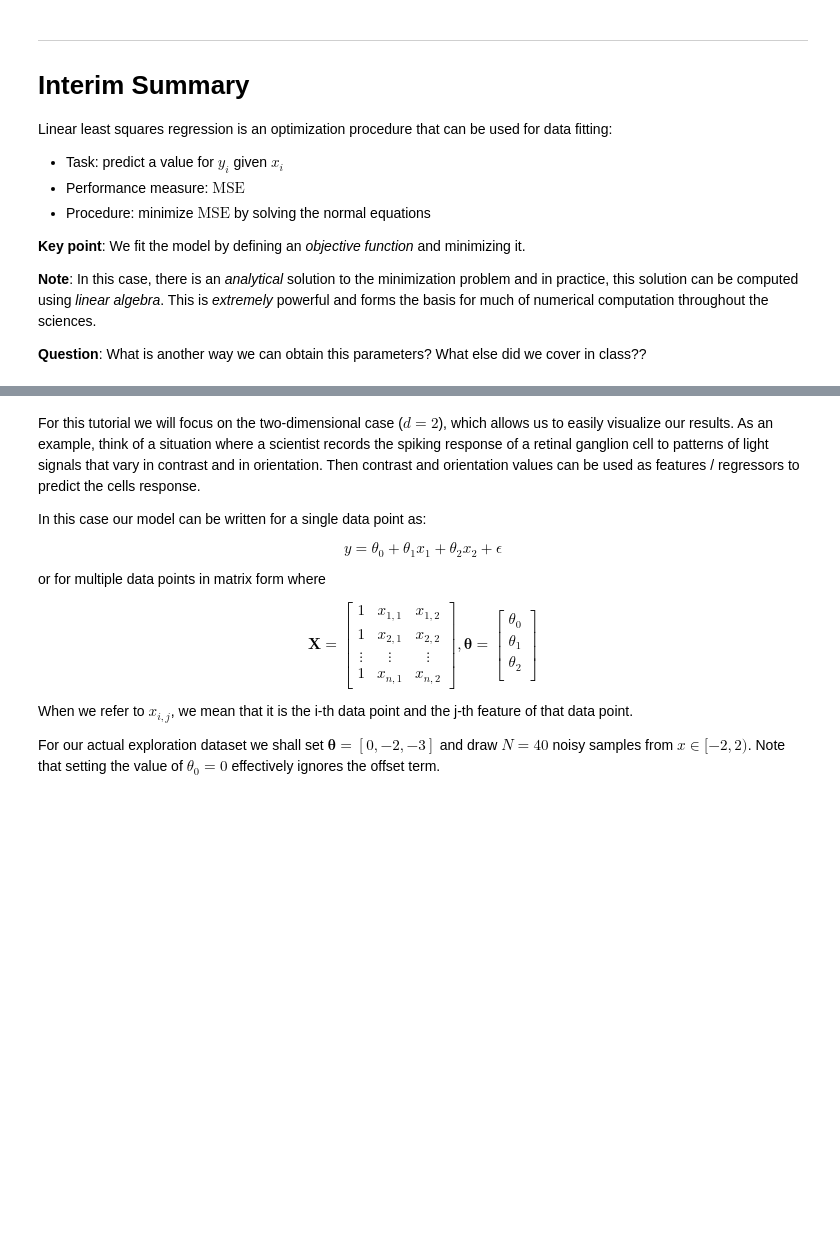
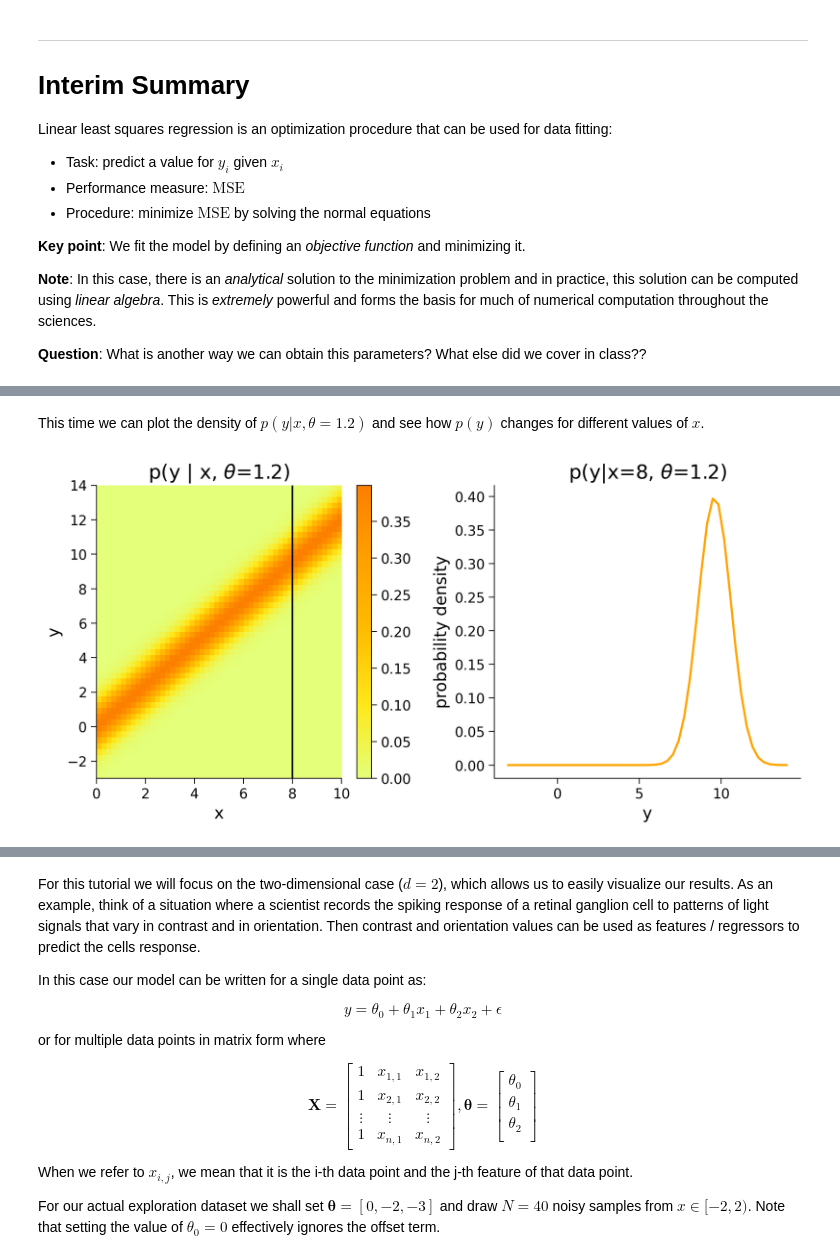
Before and after one commit to lucywowen/csci591_CCN, a Jupyter notebook: hackathons/Tutorial_2.ipynb, the cells around one changed output, grey strips where cells are left out. Drawn from its saved outputs; the diff is of its cells as text; code cells hidden in the pictures; blank space fills up the shorter version.

```diff
--- a/hackathons/Tutorial_2.ipynb
+++ b/hackathons/Tutorial_2.ipynb
@@ -400,0 +514,31 @@ Linear least squares regression is an optimization procedure that can be used fo
+# %%
+
+np.random.seed(121)
+theta = 1.2
+n_samples = 30
+x = 10 * np.random.rand(n_samples) # sample from a uniform distribution over [0,10)
+noise = np.random.randn(n_samples) # sample from a standard normal distribution
+y = theta * x + noise
+# %% [markdown]
+This time we can plot the density of $p(y|x,\theta=1.2)$ and see how $p(y)$ changes for different values of $x$.
+# %%
+
+fig, (ax1, ax2) = plt.subplots(ncols=2, figsize=(10, 5))
+
+# Invokes helper function to generate density image plots from data and parameters
+im = plot_density_image(x, y, 1.2, ax=ax1)
+plt.colorbar(im, ax=ax1)
+ax1.axvline(8, color='k')
+ax1.set(title=r'p(y | x, $\theta$=1.2)')
+
+# Plot pdf for given x
+ylim = ax1.get_ylim()
+yy = np.linspace(ylim[0], ylim[1], 50)
+ax2.plot(yy, stats.norm(theta * 8, 1).pdf(yy), color='orange', linewidth=2)
+ax2.set(
+    title=r'p(y|x=8, $\theta$=1.2)',
+    xlabel='y',
+    ylabel='probability density')
+plt.show()
+# %% [output]
+[figure, added]
```
Also changed, not shown: parts of 34 cells of this notebook.
